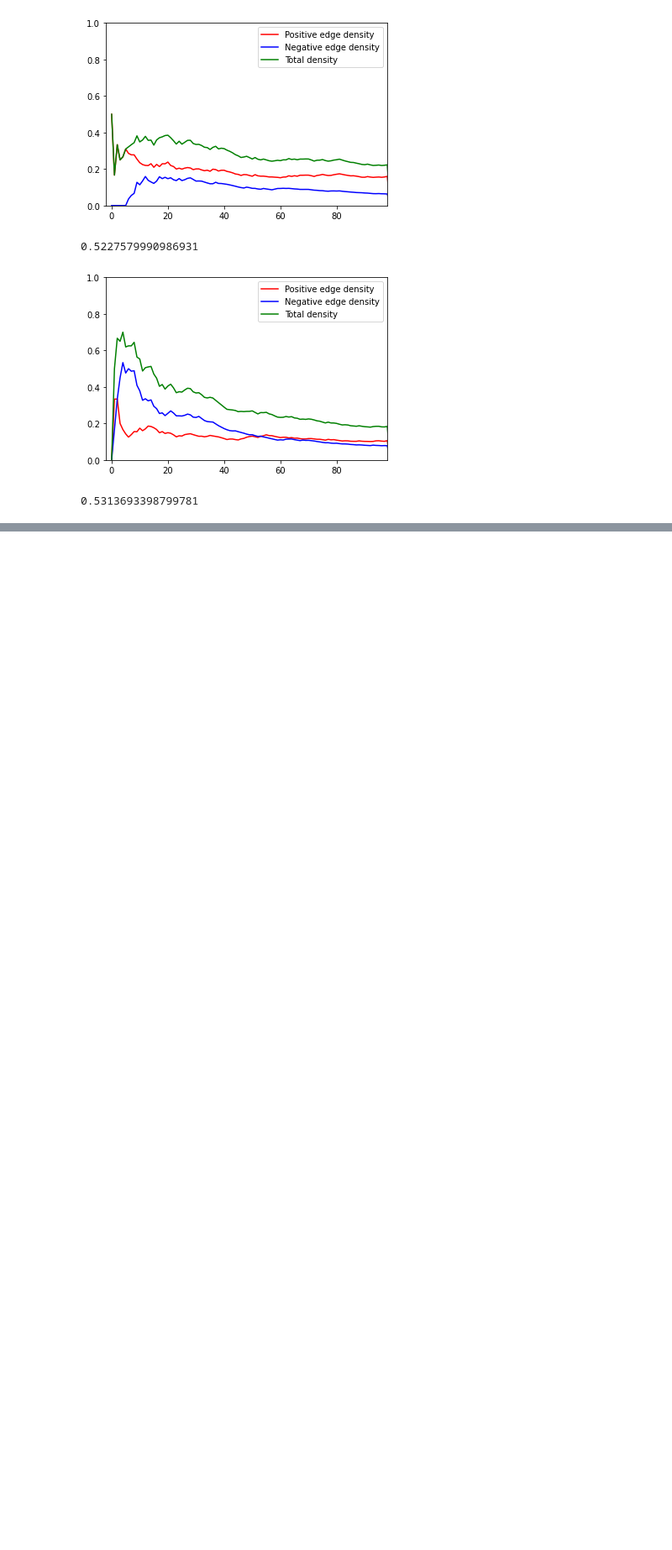
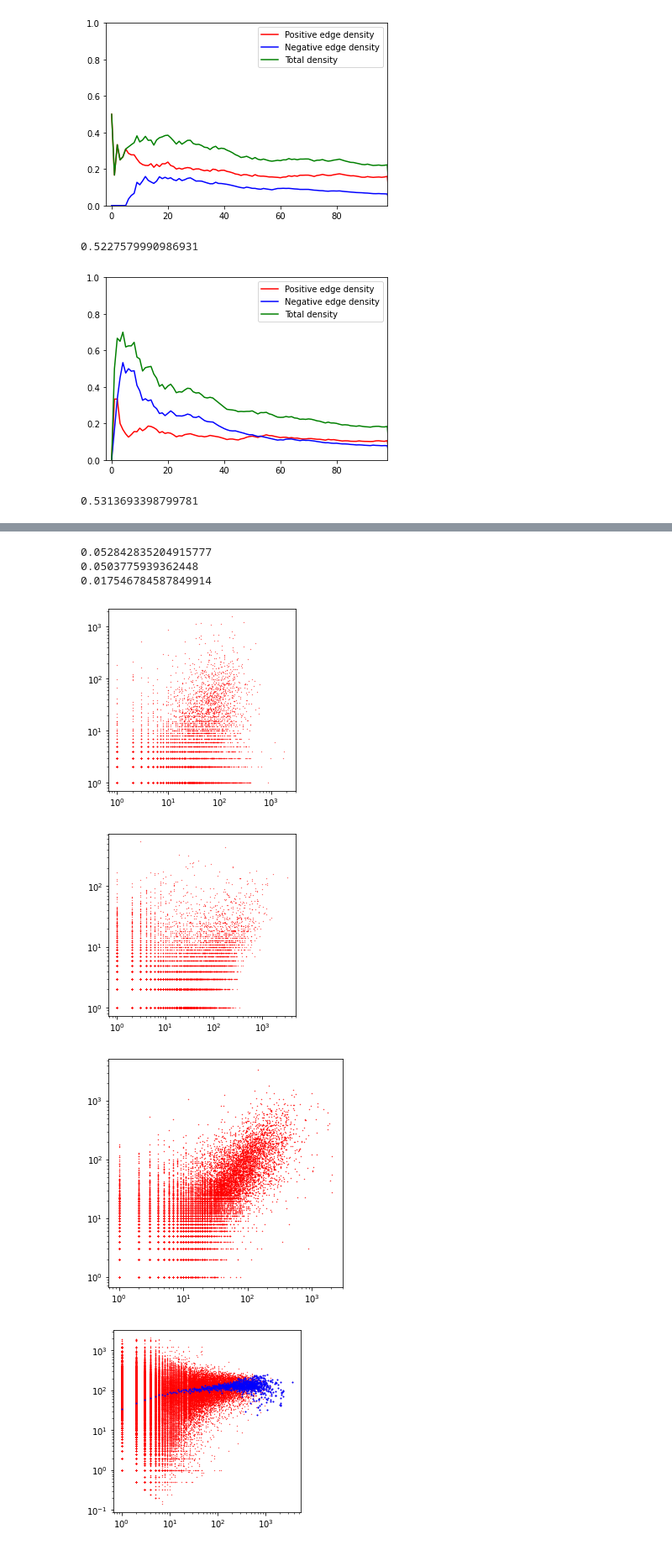
Before and after one commit to arkaprabha10/Social-Network-Analysis, a Jupyter notebook: code.ipynb, the cells around one changed output, grey strips where cells are left out. Shown at 84% size. Drawn from its saved outputs; the diff is of its cells as text; code cells hidden in the pictures; blank space fills up the shorter version.

```diff
--- a/code.ipynb
+++ b/code.ipynb
@@ -250,6 +250,7 @@ def degreeRelationship(Stats, graph):
         dict_list.append(temp)
     dfa1 = pd.DataFrame(dict_list,columns =['Outdegree','Average neighbors outdegree'])
     dfa2 = dfa1.groupby('Outdegree',as_index=False)['Average neighbors outdegree'].mean()
+    plt.figure(figsize=(4,4))
     plt.plot(dfa1['Outdegree'],dfa1['Average neighbors outdegree'],'ro',markersize=0.3)
     plt.plot(dfa2['Outdegree'],dfa2['Average neighbors outdegree'],'bo',markersize=1)
     plt.xscale('log')
@@ -265,6 +266,7 @@ def degreeRelationship(Stats, graph):
         dict_list.append(temp)
     dfa1 = pd.DataFrame(dict_list,columns =['Indegree','Average neighbors indegree'])
     dfa2 = dfa1.groupby('Indegree',as_index=False)['Average neighbors indegree'].mean()
+    plt.figure(figsize=(4,4))
     plt.plot(dfa1['Indegree'],dfa1['Average neighbors indegree'],'ro',markersize=0.3)
     plt.plot(dfa2['Indegree'],dfa2['Average neighbors indegree'],'bo',markersize=1)
 
@@ -560,0 +597,10 @@ def communitiesNewCode(graph):
+# %%
+degreeRelationship(Stats, graph)
+# %% [output]
+0.052842835204915777
+0.0503775939362448
+0.017546784587849914
+[figure, added]
+[figure, added]
+[figure, added]
+[figure, added]
```
Also changed, not shown: parts of 7 cells of this notebook, 3 other files.
